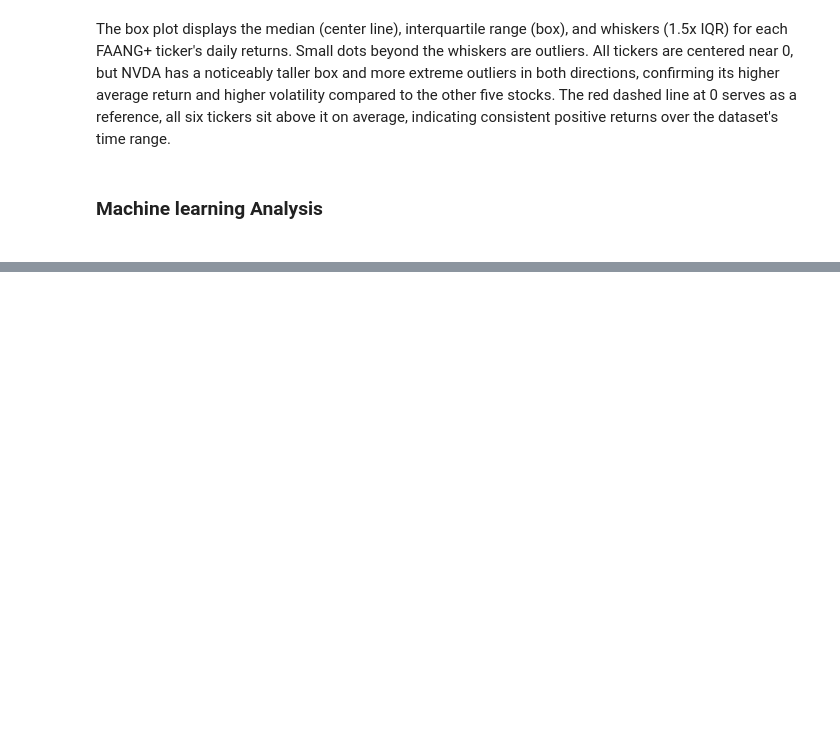
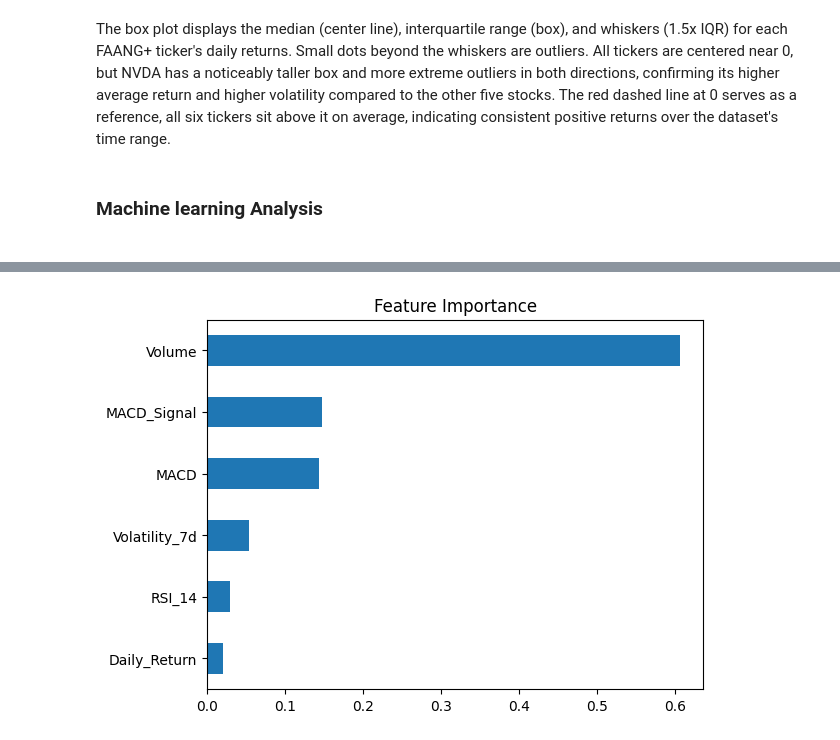
Before and after one commit to jli433/CMSC320_Final_Project, a Jupyter notebook: data.ipynb, the cells around one changed output, grey strips where cells are left out. Cells and saved outputs as stored; diff of their text form; code cells hidden in the pictures; blank space fills up the shorter version.

Commit message:
Changed problem to predicting 1 month returns and tested Random Forest and Neural Network

```diff
--- a/data.ipynb
+++ b/data.ipynb
@@ -225,0 +255,26 @@ average, indicating consistent positive returns over the dataset's time range.
+# %%
+from sklearn.ensemble import RandomForestClassifier
+from sklearn.metrics import classification_report
+
+rf = RandomForestClassifier(
+    n_estimators=300,
+    max_depth=6,
+    class_weight="balanced",
+    random_state=42
+)
+
+rf.fit(X_train, y_train)
+
+# Get probabilities for class 1
+probs = rf.predict_proba(X_test)[:, 1]
+
+threshold = 0.65
+
+# Keep only high-confidence predictions
+filter = (probs > threshold) | (probs < (1 - threshold))
+
+filtered_preds = (probs[filter] > 0.6).astype(int)
+filtered_true = y_test[filter]
+
+print("Coverage:", filter.mean())
+print(classification_report(filtered_true, filtered_preds))
@@ -225,0 +291,10 @@ average, indicating consistent positive returns over the dataset's time range.
+# %%
+import pandas as pd
+import matplotlib.pyplot as plt
+
+importance = pd.Series(rf.feature_importances_, index=features)
+importance.sort_values().plot(kind="barh")
+plt.title("Feature Importance")
+plt.show()
+# %% [output]
+[figure, added]
```
Also changed, not shown: parts of 8 cells of this notebook.
